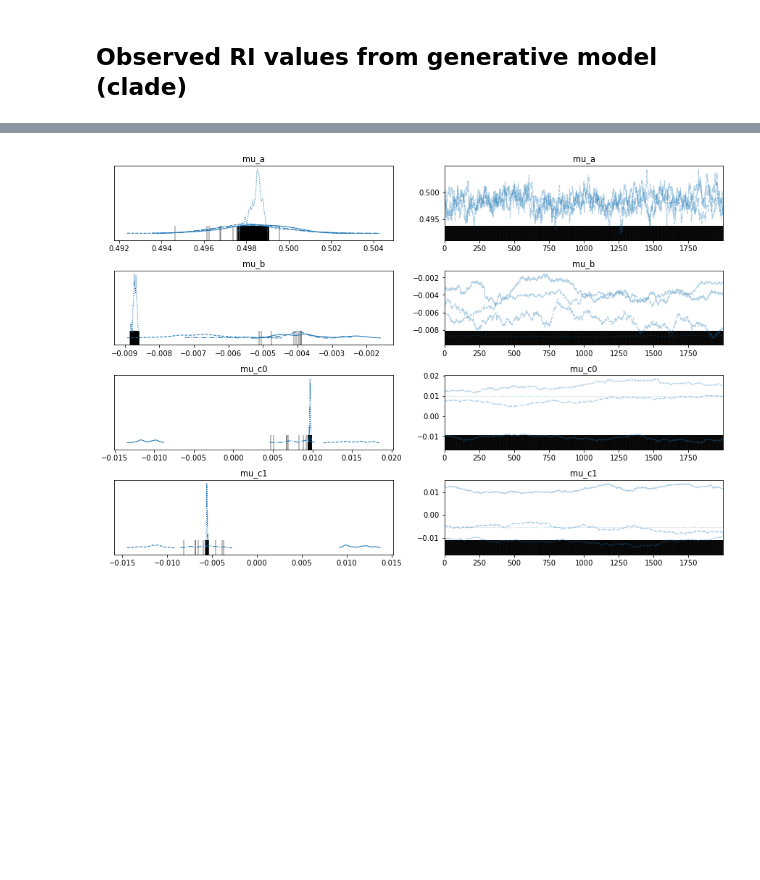
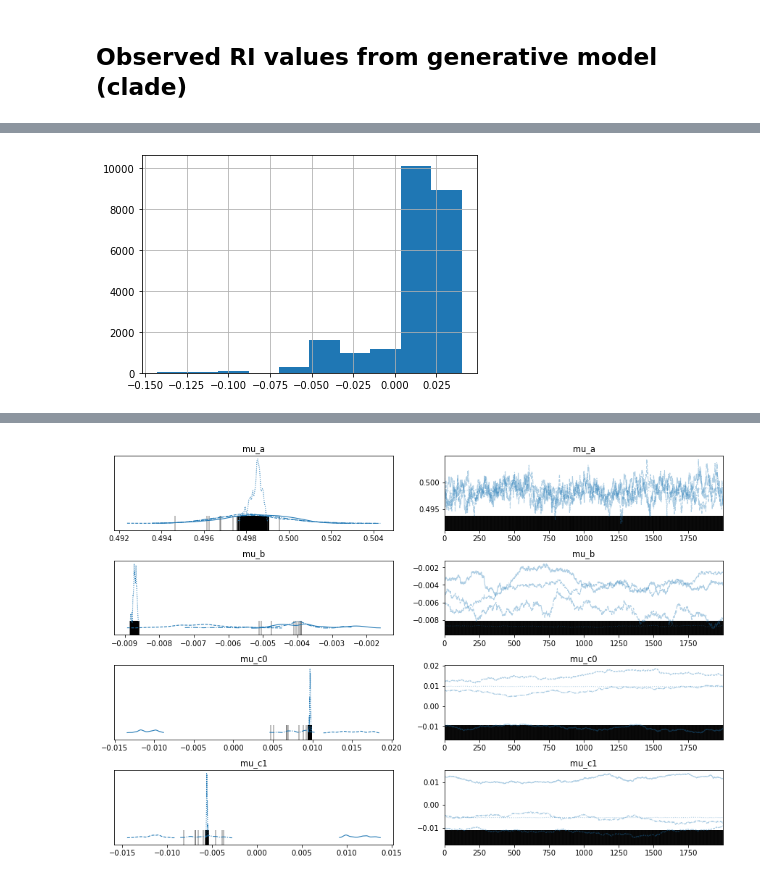
Before and after one commit to eaton-lab/oaks-thesis, a Jupyter notebook: notebooks/pymc3-model.ipynb, the cells around one changed output, grey strips where cells are left out. Cells and saved outputs as stored; diff of their text form; code cells hidden in the pictures; blank space fills up the shorter version.

Commit message:
Model update.

```diff
--- a/notebooks/pymc3-model.ipynb
+++ b/notebooks/pymc3-model.ipynb
@@ -300,13 +364,21 @@ velocities = {
 # %%
-# For each crown node: get descendants, then generate a velocity value from a clade-specific normal distribution.
+# For each crown node: get descendants, then generate slopes from a clade-specific normal distribution.
 rng = np.random.default_rng()
-allvelo = {}
-for node in velocities:
+allslope = {}
+for node in slopes:
     idxs = gtree.get_node_descendant_idxs(node)
     for idx in idxs:
-        allvelo.update({idx: rng.normal(velocities[node], 0.001)})
+        allslope.update({idx: rng.normal(slopes[node], 0.001)})
+# %%
+# Generate velocities.
+allvelo = {}
+for node in velocities:
+    idxs = gtree.get_node_descendant_idxs(node)
+    for idx in idxs:
+        allvelo.update({idx: rng.normal(velocities[node], 0.001)})
 # %%
-# Set velocity values on tree.
+# Set slope and velocity values on tree.
+gtree = gtree.set_node_values("slope", allslope)
 gtree = gtree.set_node_values("velocity", allvelo)
 
 # Assign clade colors to nodes (for tree visual).
@@ -325,16 +397,24 @@ for idx in df.index:
     v0 = gtree.idx_dict[idx0].velocity
     v1 = gtree.idx_dict[idx1].velocity
 
+    # Get node slopes.
+    b_avg = (gtree.idx_dict[idx0].slope + gtree.idx_dict[idx1].slope) / 2
+
     # Generate error.
     error = rng.normal(0, err)
 
-    # Calculate RI (using standardized GD value from dataframe)
-    ri = b0 + ((b1 + v0 + v1) * (df.loc[idx, "GD"] / 2.0)) + error # Get standardized value from df.
+    # Calculate RI.  b_avg/v0/v1 were already drawn from normal distributions, here draw for a as well.
+    # Also, why do I divide GD by 2? Add to Bayesian model.
+    ri = rng.normal(a, 0.001) + ((b_avg + v0 + v1) * (df.loc[idx, "GD"] / 2.0)) + error
 
-    # Normalize the RI value on a 0-1 scale.
-    ri = max(0.0, min(1.0, ri))
+    # Normalize the RI value on a 0-1 scale.  (Wrong spot! Left censoring too early.)
+    # ri = max(0.0, min(1.0, ri))
 
     # Store RI value in dataframe.
     df.loc[idx, "Observed_RI"] = ri
 
 df['Observed_RI'] = df['Observed_RI'].astype(theano.config.floatX)
+# %%
+df['Observed_RI'].hist();
+# %% [output]
+[figure, added]
```
Also changed, not shown: parts of 55 cells of this notebook.
